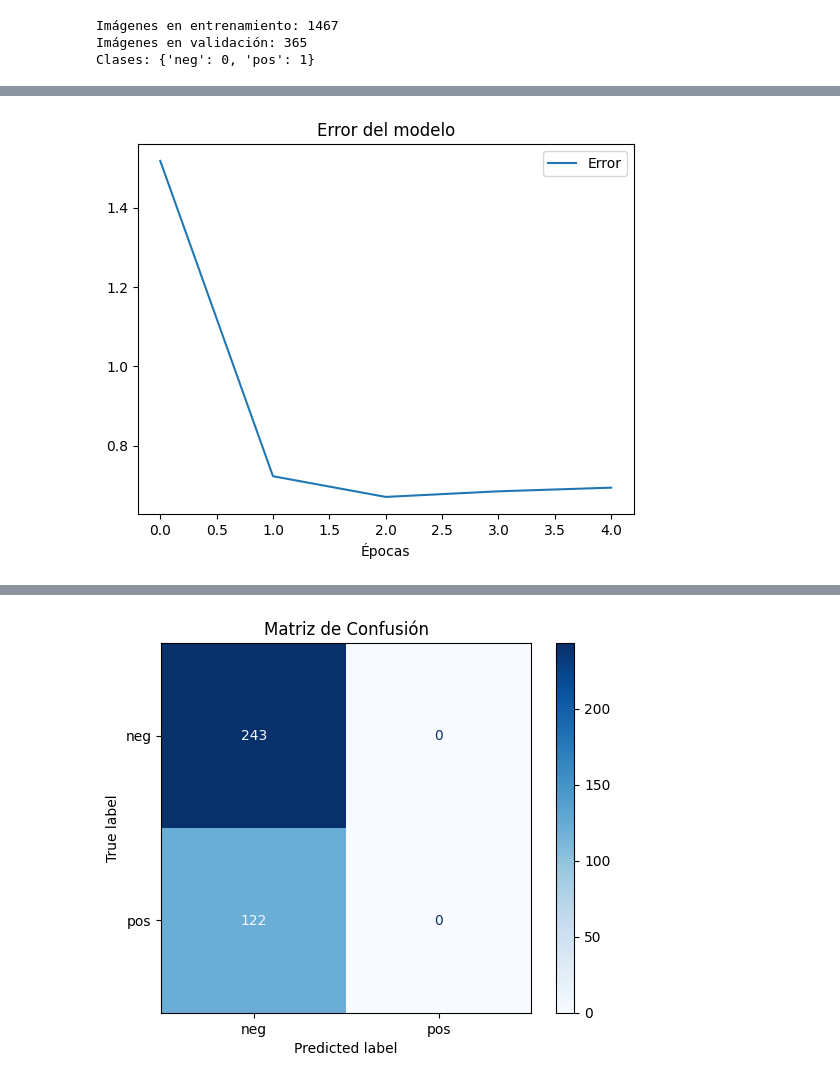
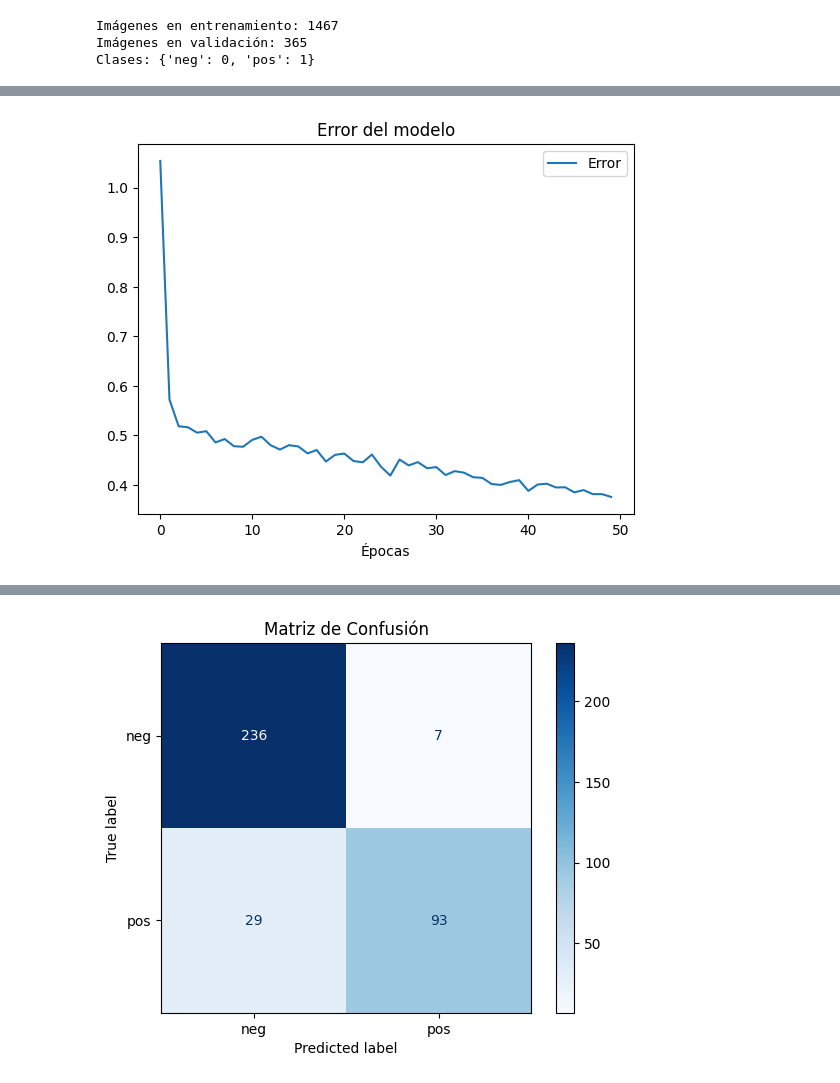
Before and after one commit to MarceloIsmael21/Vehiculos-Autonomos, a Jupyter notebook: Deteccion_peatones_Keras.ipynb, the cells around one changed output, grey strips where cells are left out. Drawn from its saved outputs; the diff is of its cells as text; code cells hidden in the pictures.

```diff
--- a/Deteccion_peatones_Keras.ipynb
+++ b/Deteccion_peatones_Keras.ipynb
@@ -100,7 +113,7 @@ model = Sequential()
 # model.add(Flatten(input_shape=(128, 64, 3)))  # alto=128, ancho=64, canales=3 - 24,576 entradas
 
 #Primera capa convolucional
-model.add(Conv2D(64, (3, 3), activation='sigmoid', input_shape=(128, 64, 3)))  # Filtros 3x3
+model.add(Conv2D(256, (3, 3), activation='linear', input_shape=(128, 64, 3)))  # Filtros 3x3
 model.add(MaxPooling2D(pool_size=(2, 2)))  # Reduce tamaño espacial a la mitad
 
 #Segunda capa convolucional
@@ -121,9 +134,12 @@ model.add(Dropout(0.4))
 model.add(Dense(1, activation='sigmoid')) # Capa de salida: clasificación binaria
 
 # Callbacks: parada temprana y reducción del LR si no mejora
-early_stop = EarlyStopping(monitor='val_loss', patience=3, restore_best_weights=True)
-reduce_lr = ReduceLROnPlateau(monitor='val_loss', factor=0.5, patience=2, verbose=1)
+early_stop = EarlyStopping(monitor='val_loss', patience=30, restore_best_weights=True)
+reduce_lr = ReduceLROnPlateau(monitor='val_loss', factor=0.5, patience=20, verbose=1)
 
 # Compilar el modelo
-model.compile(optimizer=Adam(learning_rate = 0.1), loss='binary_crossentropy', metrics=['recall'])
-#model.compile(optimizer="sdg", loss='binary_crossentropy', metrics=[keras_metrics.precision(), keras_metrics.recall()])
+#model.compile(optimizer=Adam(learning_rate = 0.0001), loss='binary_crossentropy', metrics=['recall'])
+#model.compile(optimizer="adamax", loss='binary_crossentropy', metrics=['precision'])
+model.compile(optimizer='adam',
+              loss=keras.losses.BinaryCrossentropy(from_logits=True),
+              metrics=[keras.metrics.Recall(thresholds=0),'precision'])
@@ -154,5 +172,5 @@ Model: "sequential_12"
  Non-trainable params: 0 (0.00 B)
 # %%
 # Entrenar el modelo
-hist = model.fit(train_gen, validation_data=val_gen, verbose = 2, epochs=20, callbacks=[early_stop, reduce_lr], shuffle = 'true')
+hist = model.fit(train_gen, validation_data=val_gen, verbose = 2, epochs=50, callbacks=[early_stop, reduce_lr], shuffle = 'true')
 # %% [output]
@@ -188,7 +213,7 @@ plt.title('Error del modelo')
 plt.xlabel('Épocas')
 plt.show()
 # %% [output]
-[figure, old version]
+[figure, new version]
 # %%
 # Listas para almacenar todas las imágenes y etiquetas
 X_test = []
@@ -211,8 +236,8 @@ y_test = np.array(y_test)
 y_predict = (model.predict(X_test) > 0.5).astype(int).flatten()
 
 # Evaluar en conjunto de prueba
-loss, acc = model.evaluate(X_test, y_test)
-print(f"Precisión en test: {acc:.4f}, Pérdida: {loss:.4f}")
+#loss, acc = model.evaluate(X_test, y_test)
+#print(f"Precisión en test: {acc:.4f}, Pérdida: {loss:.4f}")
 
 # Matriz de confusión
 cm = confusion_matrix(y_test, y_predict)
@@ -228 +251 @@ Precisión en test: 0.0000, Pérdida: 0.6371
-[figure, old version]
+[figure, new version]
```
Also changed, not shown: parts of 6 cells of this notebook.
